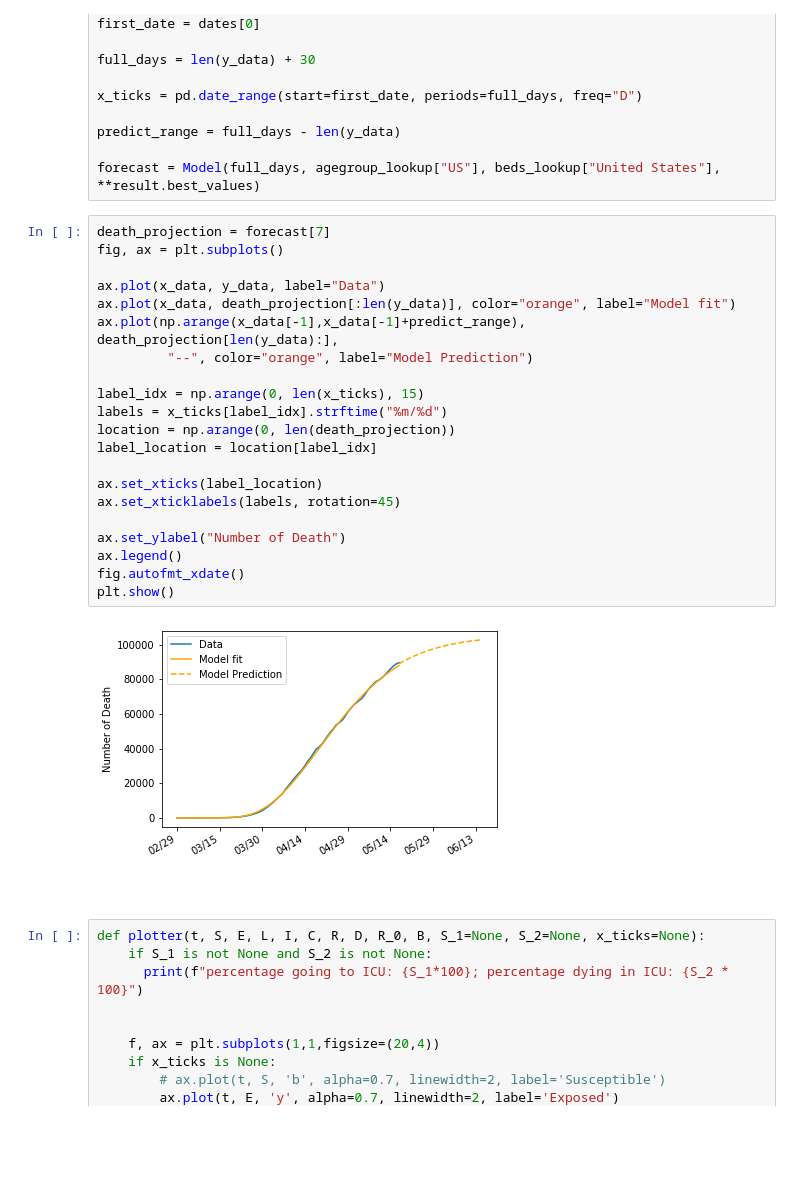
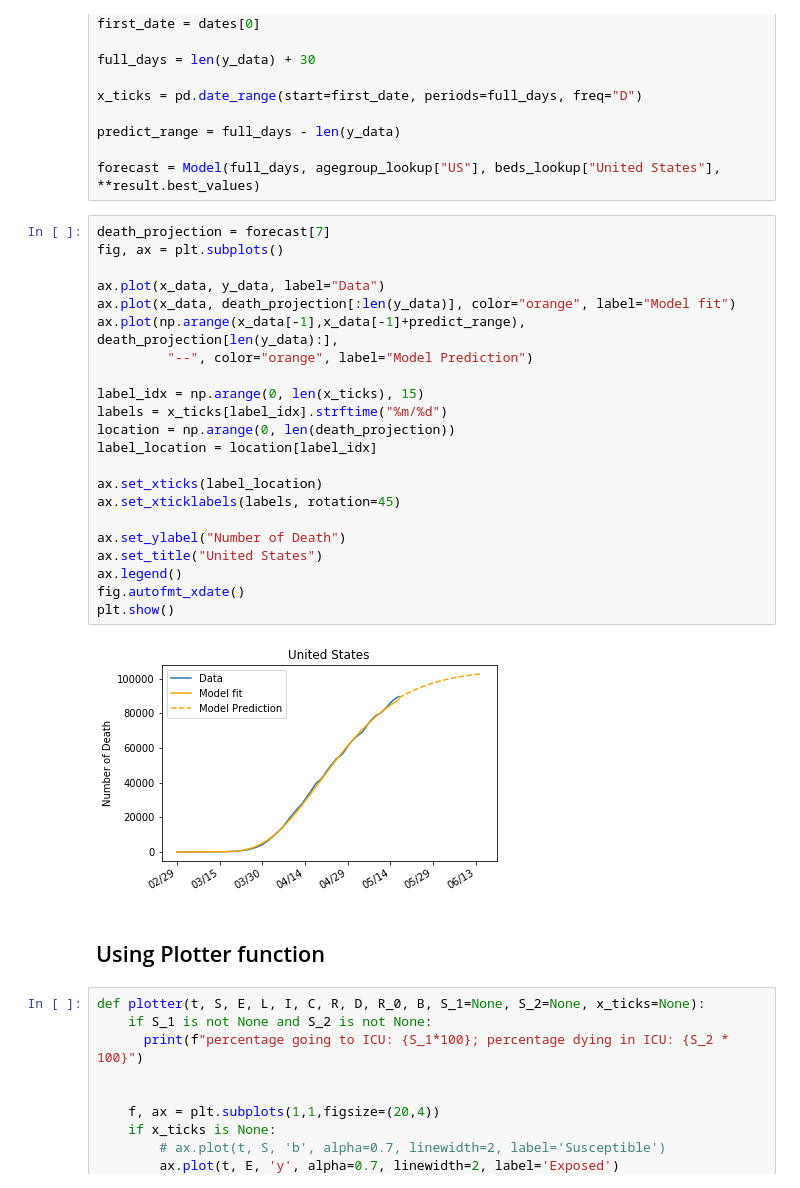
Before and after one commit to jiyingz/COVID19_projections, a Jupyter notebook: updated models/Combined_Model.ipynb, the cells around one changed output. Cells and saved outputs as stored; diff of their text form; blank space fills up the shorter version.

```diff
--- a/updated models/Combined_Model.ipynb
+++ b/updated models/Combined_Model.ipynb
@@ -149,28 +149,29 @@ forecast = Model(full_days, agegroup_lookup["US"], beds_lookup["United States"],
 # %%
 death_projection = forecast[7]
 fig, ax = plt.subplots()
 
 ax.plot(x_data, y_data, label="Data")
 ax.plot(x_data, death_projection[:len(y_data)], color="orange", label="Model fit")
 ax.plot(np.arange(x_data[-1],x_data[-1]+predict_range), death_projection[len(y_data):],
          "--", color="orange", label="Model Prediction")
 
 label_idx = np.arange(0, len(x_ticks), 15)
 labels = x_ticks[label_idx].strftime("%m/%d")
 location = np.arange(0, len(death_projection))
 label_location = location[label_idx]
 
 ax.set_xticks(label_location)
 ax.set_xticklabels(labels, rotation=45)
 
 ax.set_ylabel("Number of Death")
+ax.set_title("United States")
 ax.legend()
 fig.autofmt_xdate()
 plt.show()
 # %% [output]
-[figure, old version]
+[figure, new version]
-# %% [markdown]
-##
+# %% [markdown]
+## Using Plotter function
 # %%
 def plotter(t, S, E, L, I, C, R, D, R_0, B, S_1=None, S_2=None, x_ticks=None):
     if S_1 is not None and S_2 is not None:
```
Also changed, not shown: parts of 8 cells of this notebook.
